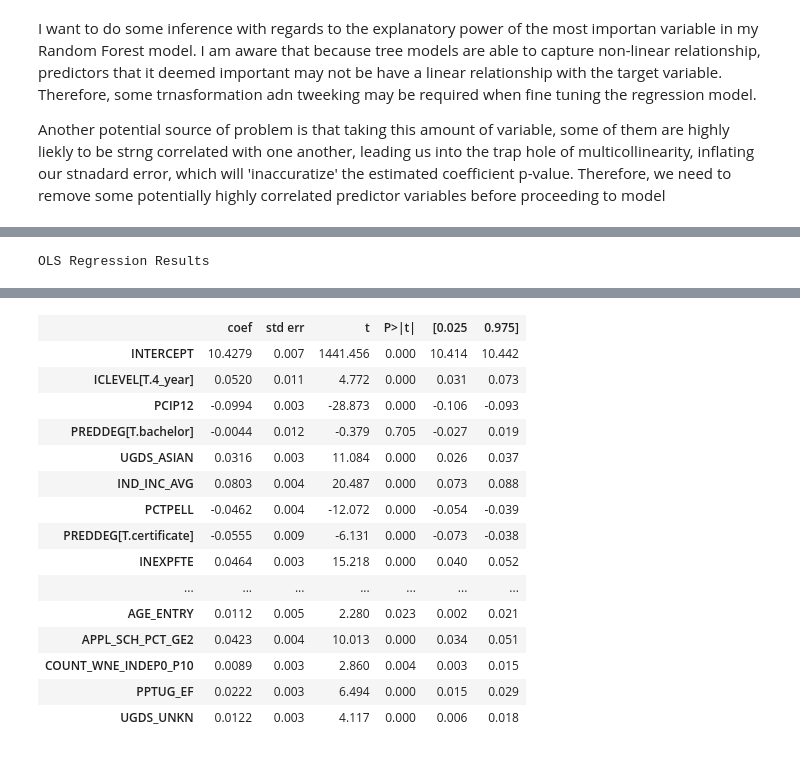
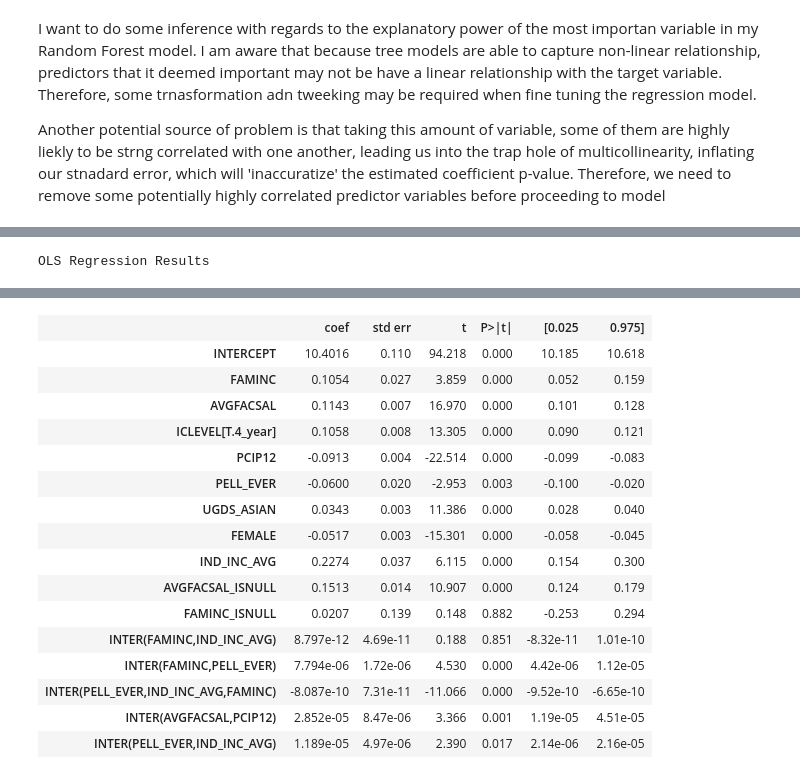
Before and after one commit to willtseng12/metis_projects_17, a Jupyter notebook: college_scorecard_project/college_scorecard_analysis.ipynb, the cells around one changed output, grey strips where cells are left out. Saved outputs shown, nothing was run; the diff lists cells and outputs as text; code cells hidden in the pictures.

```diff
--- a/college_scorecard_project/college_scorecard_analysis.ipynb
+++ b/college_scorecard_project/college_scorecard_analysis.ipynb
@@ -576,8 +572,7 @@ Another potential source of problem is that taking this amount of variable, some
 # %%
 from statsmodels.stats.outliers_influence import variance_inflation_factor
 # %%
-
-def multicollinearity_remover(predictor, target, threshold):
+def multicollinearity_remover(predictor, target, threshold, wanna_keeps, dont_wanna_keeps):
     '''
     remove predictor variables that have to a variance inflation factor above threshold
 
@@ -585,14 +580,16 @@ def multicollinearity_remover(predictor, target, threshold):
     target : target variable vector (series, list, etc.)
     threshold : a number above which a predictor variable will be deemed highly collinear with other predictor
                 and be dropped from final predictor matrix (int,float)
+    wanna_keeps : list of column names that you definitely want to keep in the predictor matrix returned, regardless
+                  of VIF score
     return : a predictor matrix with highly collinear varaibles dropped
     '''
     vifs = [threshold]
-    predictor_c = predictor.copy()
+    predictor_c = predictor.copy().drop(dont_wanna_keeps, axis = 1)
 
     model = sm.GLM(target, predictor_c)
     result = model.fit()
-
+    keeps = []
     while list(filter(lambda x : x >= threshold, vifs)):
 
         predictor_name = pd.Series(result.params).index
@@ -606,11 +603,25 @@ def multicollinearity_remover(predictor, target, threshold):
         # index of variable with highest vif
         max_index = current_vifs.index(max(current_vifs))
 
+
+        col_name = predictor_name[max_index + 1]
+
+        # check if variable in wanna_keep
+        if col_name in wanna_keeps:
+            col = predictor_c[col_name]
+            name = col_name
+            keeps.append((name,col))
+
         # remove that variable
-        predictor_c = predictor_c.drop(predictor_name[max_index + 1], axis = 1)
+        predictor_c = predictor_c.drop(col_name, axis = 1)
 
+        # refit model
         model = sm.OLS(target, predictor_c)
         result = model.fit()
 
+    # adding wanna_keeps
+    for i in range(len(keeps)):
+        if keeps[i][0] not in predictor_c.columns:
+            predictor_c.insert(i+1,keeps[i][0],keeps[i][1])
 
-    return predictor_c
+    return  predictor_c
@@ -643,0 +631,7 @@ lr = sm.OLS(y_train, multicollinearity_remover(multicollinearity_remover(standar
+# %%
+top20_cleaned = (multicollinearity_remover(
+    standardize(X_train[top20],['PREDDEG','HIGHDEG','CONTOL','REGION','ICLEVEL','ISNULL','EARN','INTERCEPT']),
+    y_train,
+    2,
+    ['FAMINC','AVGFACSAL',],
+    ['RET_FTL4','INC_PCT_M2','INC_PCT_H2','NOPELL_COMP_ORIG_YR8_RT','NOPELL_COMP_ORIG_YR4_RT','MALE_COMP_ORIG_YR8_RT']))
@@ -644,4 +649,15 @@ lr = sm.OLS(y_train, multicollinearity_remover(multicollinearity_remover(standar
+# %%
+regressor = (pd.concat([top20_cleaned, X_train.AVGFACSAL_ISNULL, X_train.FAMINC_ISNULL,], axis = 1,))
+
+regressor.insert(11,'INTER(FAMINC,IND_INC_AVG)',X_train.FAMINC*X_train.IND_INC_AVG,)
+regressor.insert(12,'INTER(FAMINC,PELL_EVER)',X_train.FAMINC*X_train.PELL_EVER,)
+regressor.insert(13,'INTER(PELL_EVER,IND_INC_AVG)',X_train.IND_INC_AVG*X_train.PELL_EVER,)
+regressor.insert(13,'INTER(PELL_EVER,IND_INC_AVG,FAMINC)',X_train.IND_INC_AVG*X_train.PELL_EVER*X_train.FAMINC,)
+
+regressor.insert(14,'INTER(AVGFACSAL,PCIP12)',X_train.AVGFACSAL*X_train.PCIP12,)
+# regressor.insert(15,'INTER(AVGFACSAL,ICLEVEL[T.4_year])',X_train.AVGFACSAL*X_train['ICLEVEL[T.4_year]'],)
 # %%
+lr = sm.OLS(y_train, regressor)
 result = lr.fit()
 result.summary()
 # %% [output]
@@ -657,17 +673,18 @@ OLS Regression Results
 | Covariance Type: | nonrobust |  |  |
 |  | coef | std err | t | P>|t| | [0.025 | 0.975] |
-| INTERCEPT | 10.4279 | 0.007 | 1441.456 | 0.000 | 10.414 | 10.442 |
-| ICLEVEL[T.4_year] | 0.0520 | 0.011 | 4.772 | 0.000 | 0.031 | 0.073 |
-| PCIP12 | -0.0994 | 0.003 | -28.873 | 0.000 | -0.106 | -0.093 |
-| PREDDEG[T.bachelor] | -0.0044 | 0.012 | -0.379 | 0.705 | -0.027 | 0.019 |
-| UGDS_ASIAN | 0.0316 | 0.003 | 11.084 | 0.000 | 0.026 | 0.037 |
-| IND_INC_AVG | 0.0803 | 0.004 | 20.487 | 0.000 | 0.073 | 0.088 |
-| PCTPELL | -0.0462 | 0.004 | -12.072 | 0.000 | -0.054 | -0.039 |
-| PREDDEG[T.certificate] | -0.0555 | 0.009 | -6.131 | 0.000 | -0.073 | -0.038 |
-| INEXPFTE | 0.0464 | 0.003 | 15.218 | 0.000 | 0.040 | 0.052 |
-| ... | ... | ... | ... | ... | ... | ... |
-| AGE_ENTRY | 0.0112 | 0.005 | 2.280 | 0.023 | 0.002 | 0.021 |
-| APPL_SCH_PCT_GE2 | 0.0423 | 0.004 | 10.013 | 0.000 | 0.034 | 0.051 |
-| COUNT_WNE_INDEP0_P10 | 0.0089 | 0.003 | 2.860 | 0.004 | 0.003 | 0.015 |
-| PPTUG_EF | 0.0222 | 0.003 | 6.494 | 0.000 | 0.015 | 0.029 |
-| UGDS_UNKN | 0.0122 | 0.003 | 4.117 | 0.000 | 0.006 | 0.018 |
+| INTERCEPT | 10.4016 | 0.110 | 94.218 | 0.000 | 10.185 | 10.618 |
+| FAMINC | 0.1054 | 0.027 | 3.859 | 0.000 | 0.052 | 0.159 |
+| AVGFACSAL | 0.1143 | 0.007 | 16.970 | 0.000 | 0.101 | 0.128 |
+| ICLEVEL[T.4_year] | 0.1058 | 0.008 | 13.305 | 0.000 | 0.090 | 0.121 |
+| PCIP12 | -0.0913 | 0.004 | -22.514 | 0.000 | -0.099 | -0.083 |
+| PELL_EVER | -0.0600 | 0.020 | -2.953 | 0.003 | -0.100 | -0.020 |
+| UGDS_ASIAN | 0.0343 | 0.003 | 11.386 | 0.000 | 0.028 | 0.040 |
+| FEMALE | -0.0517 | 0.003 | -15.301 | 0.000 | -0.058 | -0.045 |
+| IND_INC_AVG | 0.2274 | 0.037 | 6.115 | 0.000 | 0.154 | 0.300 |
+| AVGFACSAL_ISNULL | 0.1513 | 0.014 | 10.907 | 0.000 | 0.124 | 0.179 |
+| FAMINC_ISNULL | 0.0207 | 0.139 | 0.148 | 0.882 | -0.253 | 0.294 |
+| INTER(FAMINC,IND_INC_AVG) | 8.797e-12 | 4.69e-11 | 0.188 | 0.851 | -8.32e-11 | 1.01e-10 |
+| INTER(FAMINC,PELL_EVER) | 7.794e-06 | 1.72e-06 | 4.530 | 0.000 | 4.42e-06 | 1.12e-05 |
+| INTER(PELL_EVER,IND_INC_AVG,FAMINC) | -8.087e-10 | 7.31e-11 | -11.066 | 0.000 | -9.52e-10 | -6.65e-10 |
+| INTER(AVGFACSAL,PCIP12) | 2.852e-05 | 8.47e-06 | 3.366 | 0.001 | 1.19e-05 | 4.51e-05 |
+| INTER(PELL_EVER,IND_INC_AVG) | 1.189e-05 | 4.97e-06 | 2.390 | 0.017 | 2.14e-06 | 2.16e-05 |
```
Also changed, not shown: parts of 20 cells of this notebook.
